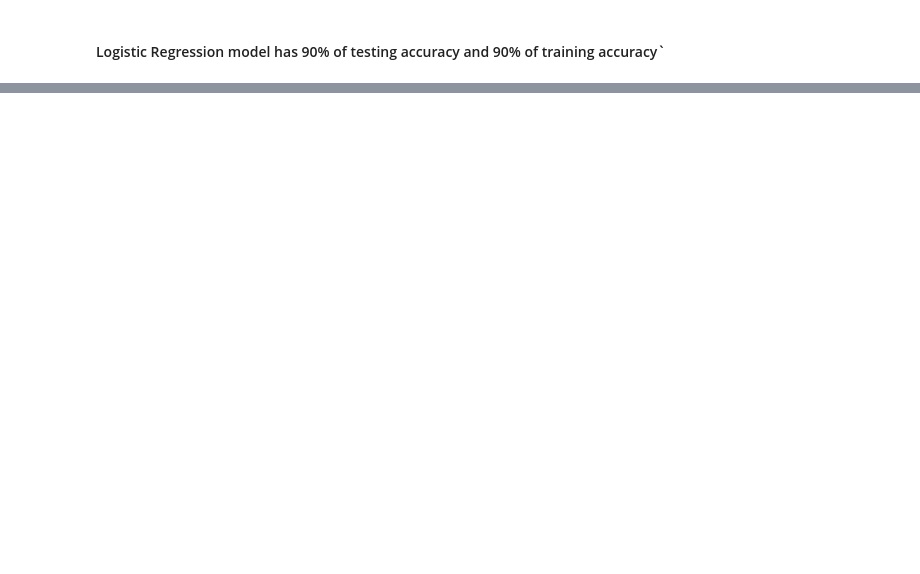
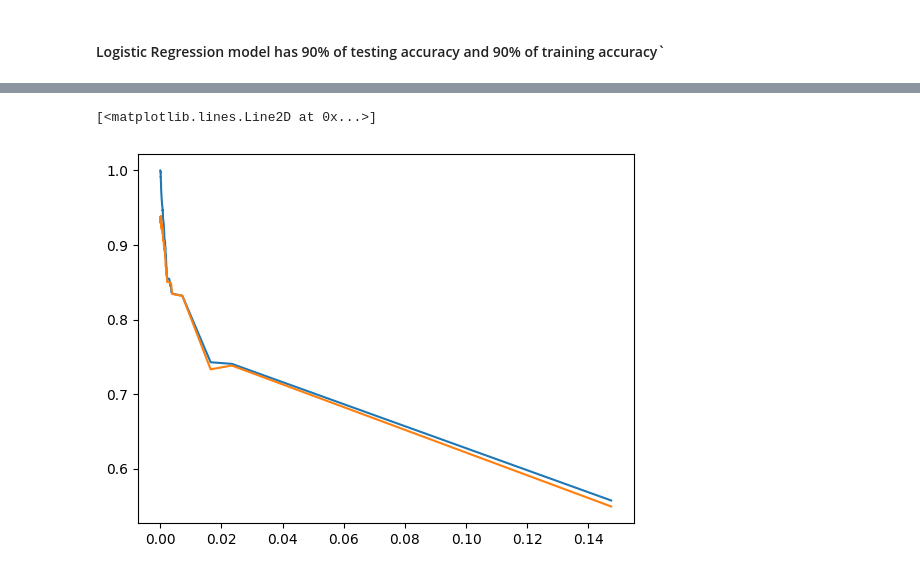
Before and after one commit to Iam-abhi121/Stroke_Prediction, a Jupyter notebook: stroke.ipynb, the cells around one changed output, grey strips where cells are left out. Cells and saved outputs as stored; diff of their text form; code cells hidden in the pictures; blank space fills up the shorter version.

```diff
--- a/stroke.ipynb
+++ b/stroke.ipynb
@@ -670,0 +883,6 @@ weighted avg       0.90      0.90      0.90      6999
+# %%
+x = df.drop('stroke',axis = 1)
+y = df['stroke']
+# %%
+x_train, x_test, y_train, y_test = train_test_split(x, y, test_size=0.2, random_state=42)
+x_train.shape, x_test.shape, y_train.shape, y_test.shape
@@ -670,0 +891,20 @@ weighted avg       0.90      0.90      0.90      6999
+# %%
+dt_clf = DecisionTreeClassifier(random_state=10,ccp_alpha=None)
+
+path = dt_clf.cost_complexity_pruning_path(x_train, y_train)
+ccp_alphas, _ = path.ccp_alphas, path.impurities
+# %%
+train_accuracy_list = []
+test_accuracy_list = []
+for ccp_alpha in ccp_alphas:
+    print("CCP Alpha :", ccp_alpha)
+
+    dt_clf = DecisionTreeClassifier( ccp_alpha=ccp_alpha)
+    dt_clf.fit(x_train, y_train)
+
+    train_accuracy_list.append(dt_clf.score(x_train, y_train))
+    test_accuracy_list.append(dt_clf.score(x_test, y_test))
+
+    print("Training Accuracy ==",dt_clf.score(x_train, y_train))
+    print("Testing  Accuracy ==",dt_clf.score(x_test, y_test))
+    print("*"*30)
@@ -670,0 +929,6 @@ weighted avg       0.90      0.90      0.90      6999
+# %%
+plt.plot(ccp_alphas,train_accuracy_list )
+plt.plot(ccp_alphas,test_accuracy_list )
+# %% [output]
+[<matplotlib.lines.Line2D at 0x...>]
+[figure, added]
```
Also changed, not shown: parts of 34 cells of this notebook.
